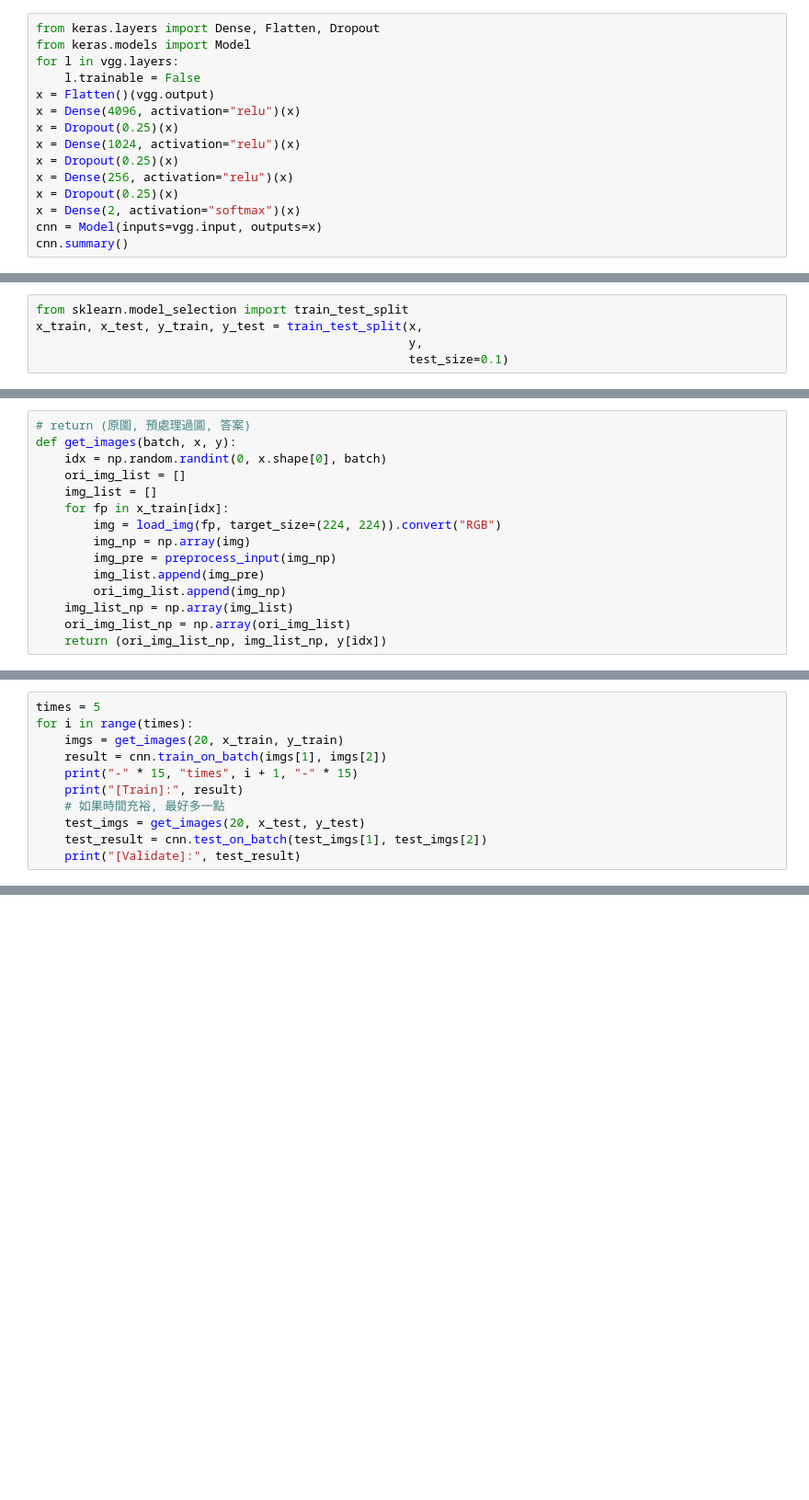
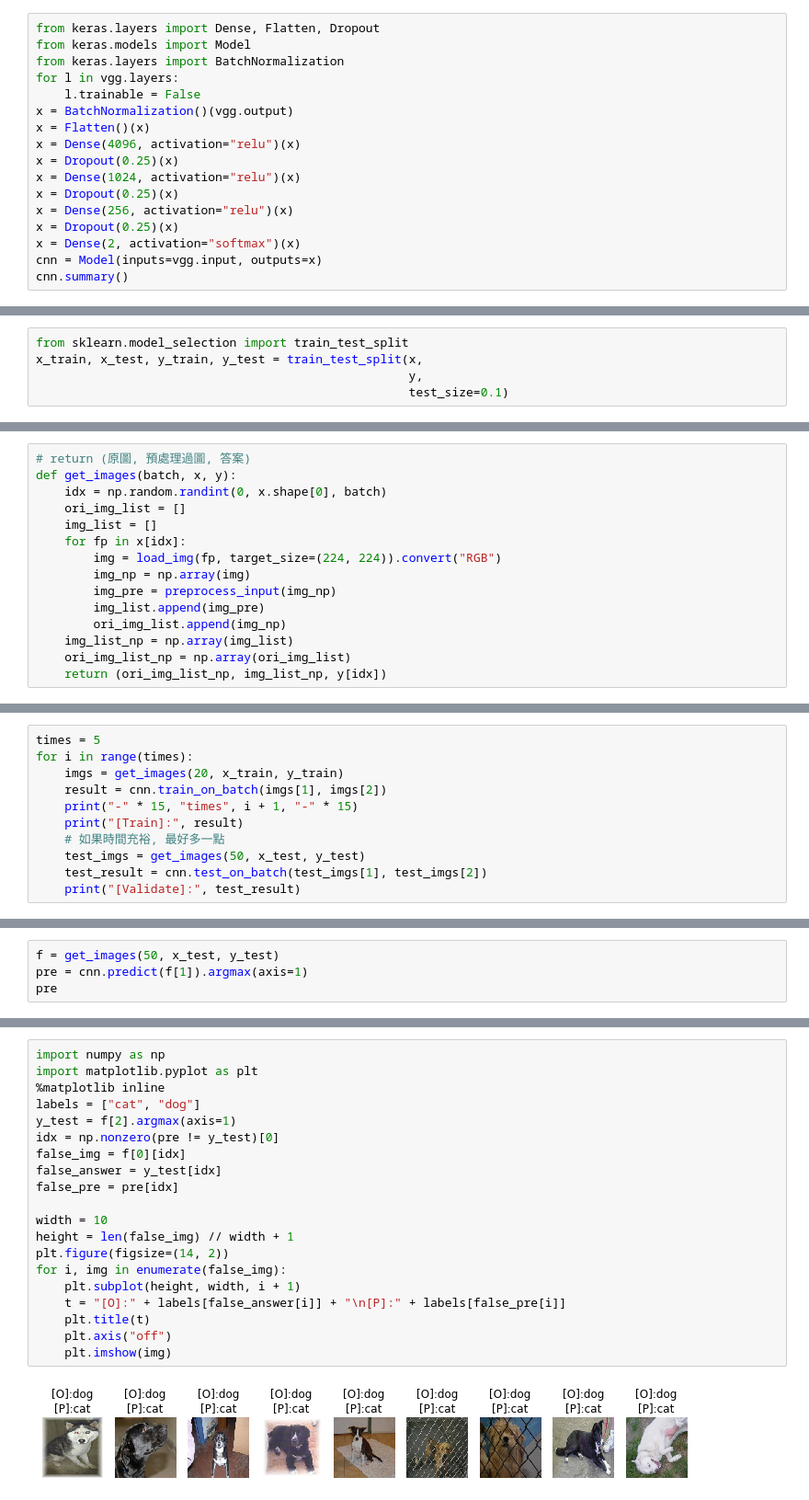
Before and after one commit to Elwing-Chou/MLDemo, a Jupyter notebook: transfer_learning.ipynb, the cells around one changed output, grey strips where cells are left out. Shown: that part at 92% size. Cells and saved outputs as stored; diff of their text form; blank space fills up the shorter version.

```diff
--- a/transfer_learning.ipynb
+++ b/transfer_learning.ipynb
@@ -57,9 +57,11 @@ _________________________________________________________________
 # %%
 from keras.layers import Dense, Flatten, Dropout
 from keras.models import Model
+from keras.layers import BatchNormalization
 for l in vgg.layers:
     l.trainable = False
-x = Flatten()(vgg.output)
+x = BatchNormalization()(vgg.output)
+x = Flatten()(x)
 x = Dense(4096, activation="relu")(x)
 x = Dropout(0.25)(x)
 x = Dense(1024, activation="relu")(x)
@@ -130,7 +132,7 @@ def get_images(batch, x, y):
     idx = np.random.randint(0, x.shape[0], batch)
     ori_img_list = []
     img_list = []
-    for fp in x_train[idx]:
+    for fp in x[idx]:
         img = load_img(fp, target_size=(224, 224)).convert("RGB")
         img_np = np.array(img)
         img_pre = preprocess_input(img_np)
@@ -151,7 +155,7 @@ for i in range(times):
     print("-" * 15, "times", i + 1, "-" * 15)
     print("[Train]:", result)
     # 如果時間充裕, 最好多一點
-    test_imgs = get_images(20, x_test, y_test)
+    test_imgs = get_images(50, x_test, y_test)
     test_result = cnn.test_on_batch(test_imgs[1], test_imgs[2])
     print("[Validate]:", test_result)
 # %% [output]
@@ -195,0 +203,4 @@ array([[1., 0.],
+# %%
+f = get_images(50, x_test, y_test)
+pre = cnn.predict(f[1]).argmax(axis=1)
+pre
@@ -195,0 +211,22 @@ array([[1., 0.],
+# %%
+import numpy as np
+import matplotlib.pyplot as plt
+%matplotlib inline
+labels = ["cat", "dog"]
+y_test = f[2].argmax(axis=1)
+idx = np.nonzero(pre != y_test)[0]
+false_img = f[0][idx]
+false_answer = y_test[idx]
+false_pre = pre[idx]
+
+width = 10
+height = len(false_img) // width + 1
+plt.figure(figsize=(14, 2))
+for i, img in enumerate(false_img):
+    plt.subplot(height, width, i + 1)
+    t = "[O]:" + labels[false_answer[i]] + "\n[P]:" + labels[false_pre[i]]
+    plt.title(t)
+    plt.axis("off")
+    plt.imshow(img)
+# %% [output]
+[figure, added]
```
Also changed, not shown: parts of 7 cells of this notebook.
